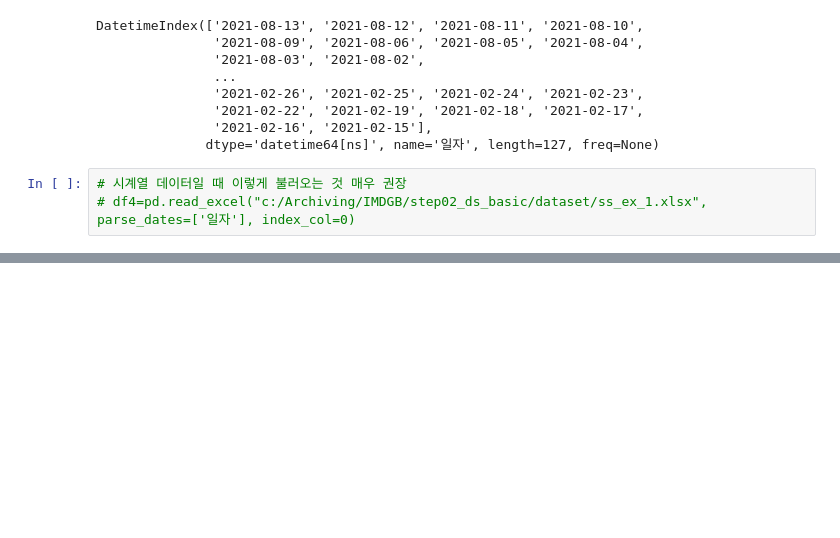
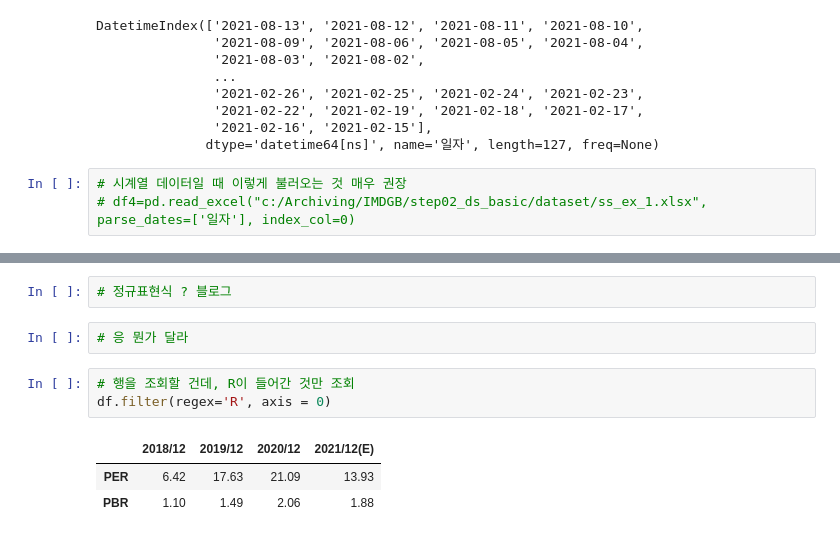
Before and after one commit to dsleslie/Archiving, a Jupyter notebook: IMDGB/step02_ds_basic/241002_lecture.ipynb, the cells around one changed output, grey strips where cells are left out. Cells and saved outputs as stored; diff of their text form; blank space fills up the shorter version.

```diff
--- a/IMDGB/step02_ds_basic/241002_lecture.ipynb
+++ b/IMDGB/step02_ds_basic/241002_lecture.ipynb
@@ -194,0 +256,11 @@ DatetimeIndex(['2021-08-13', '2021-08-12', '2021-08-11', '2021-08-10',
+# %%
+# 정규표현식 ? 블로그
+# %%
+# 응 뭔가 달라
+# %%
+# 행을 조회할 건데, R이 들어간 것만 조회
+df.filter(regex='R', axis = 0)
+# %% [output]
+|  | 2018/12 | 2019/12 | 2020/12 | 2021/12(E) |
+| PER | 6.42 | 17.63 | 21.09 | 13.93 |
+| PBR | 1.10 | 1.49 | 2.06 | 1.88 |
```
Also changed, not shown: parts of 11 cells of this notebook, 2 other files.
